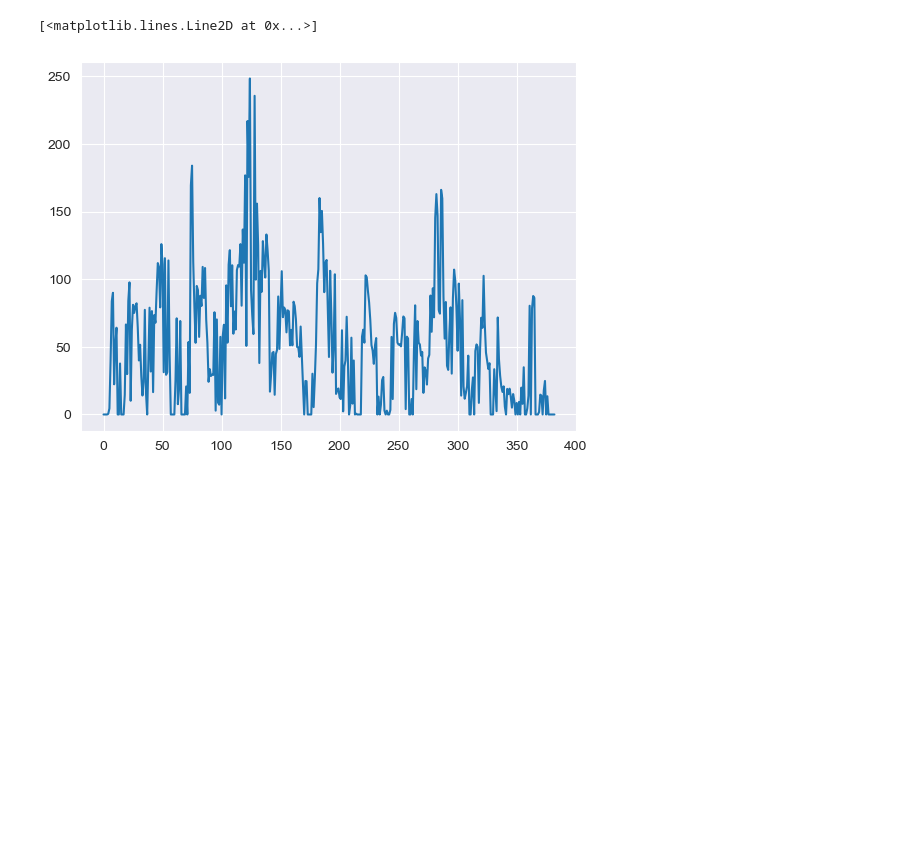
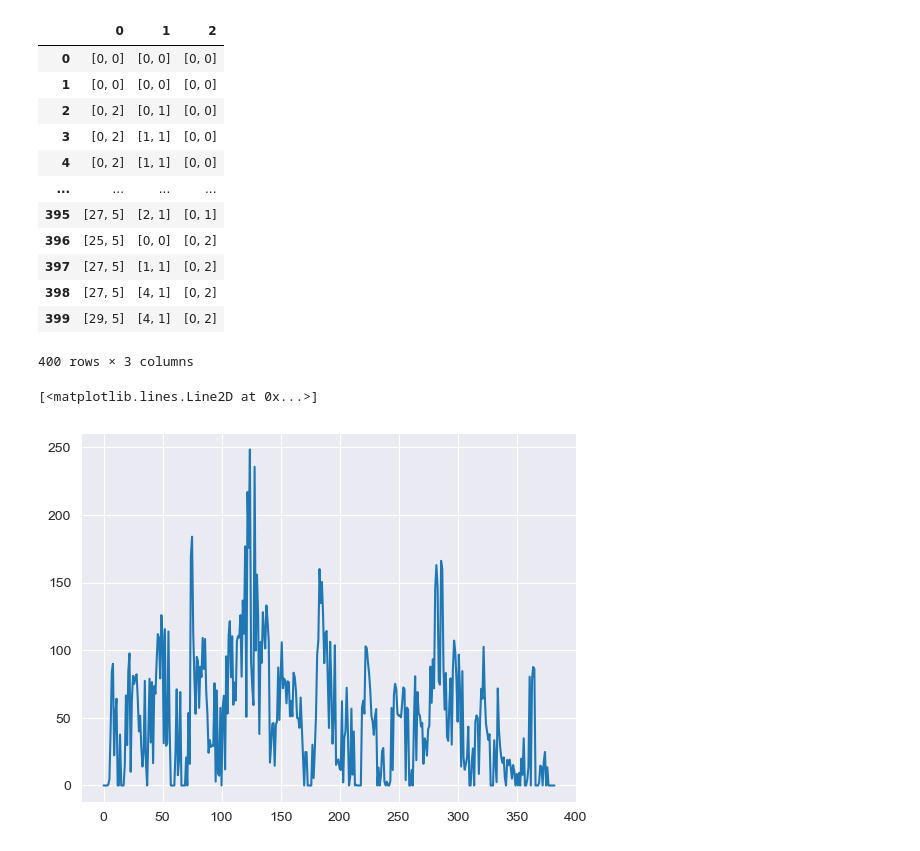
Before and after one commit to joona111/Simulation-Project, a Jupyter notebook: Hospital.ipynb, the cells around one changed output. Saved outputs shown, nothing was run; the diff lists cells and outputs as text; code cells hidden in the pictures; blank space fills up the shorter version.

```diff
--- a/Hospital.ipynb
+++ b/Hospital.ipynb
@@ -72,4 +72,20 @@ env.process(utilization_tracker(env))
 env.run(until=10000)
+# %%
+pd.DataFrame(resources_utilization)
+# %% [output]
+|  | 0 | 1 | 2 |
+| 0 | [0, 0] | [0, 0] | [0, 0] |
+| 1 | [0, 0] | [0, 0] | [0, 0] |
+| 2 | [0, 2] | [0, 1] | [0, 0] |
+| 3 | [0, 2] | [1, 1] | [0, 0] |
+| 4 | [0, 2] | [1, 1] | [0, 0] |
+| ... | ... | ... | ... |
+| 395 | [27, 5] | [2, 1] | [0, 1] |
+| 396 | [25, 5] | [0, 0] | [0, 2] |
+| 397 | [27, 5] | [1, 1] | [0, 2] |
+| 398 | [27, 5] | [4, 1] | [0, 2] |
+| 399 | [29, 5] | [4, 1] | [0, 2] |
+400 rows × 3 columns
 # %%
 import numpy as np
 #wq = np.array(resources_utilization)[:,1,0]
```
Also changed, not shown: parts of 2 cells of this notebook.
